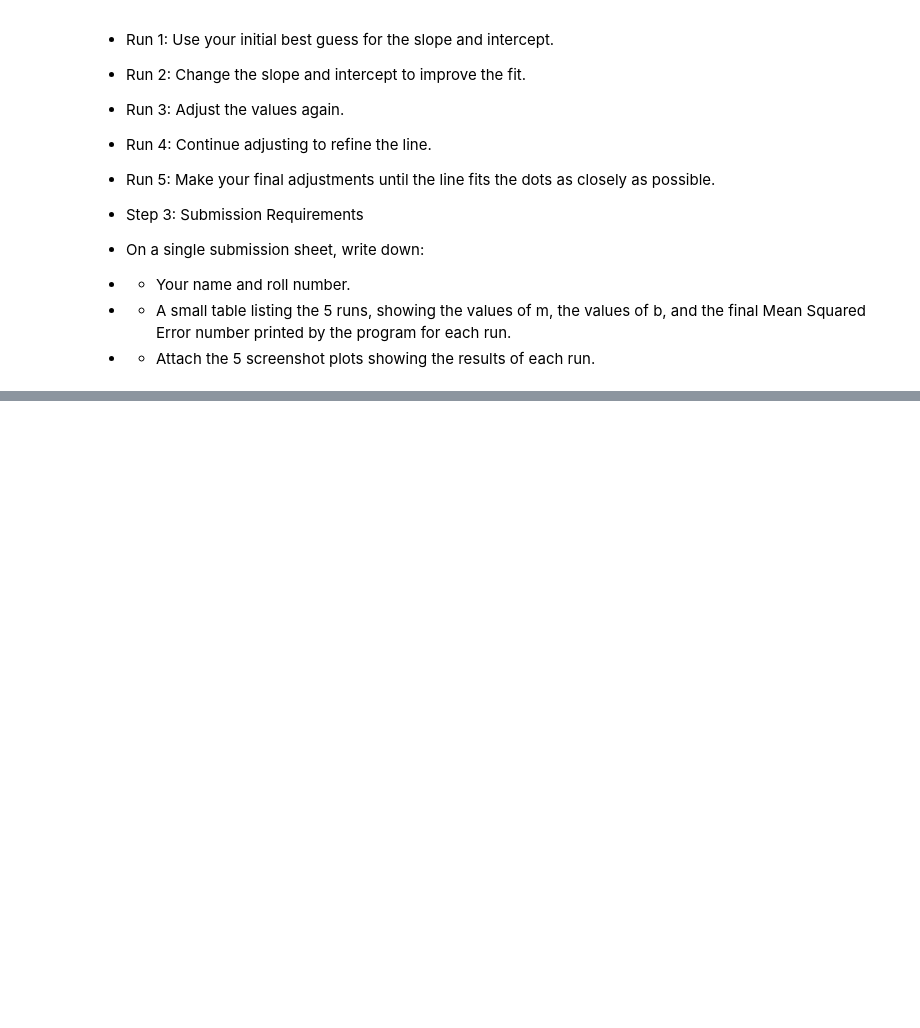
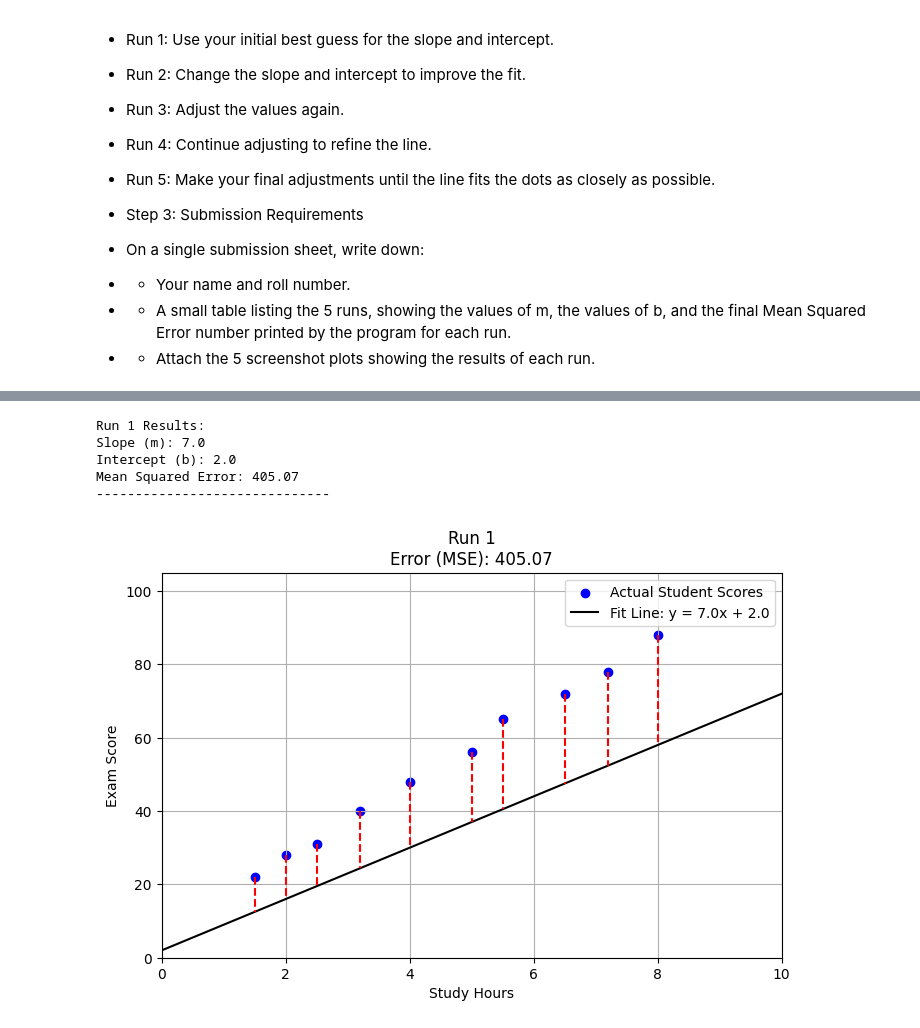
Before and after one commit to hammadshakeelai/Machine-Learning, a Jupyter notebook: ML.ipynb, the cells around one changed output, grey strips where cells are left out. Cells and saved outputs as stored; diff of their text form; code cells hidden in the pictures; blank space fills up the shorter version.

```diff
--- a/ML.ipynb
+++ b/ML.ipynb
@@ -106,0 +116,9 @@ Mean Squared Error: 1610.19
+# %%
+run_linear_regression(m=7.0, b=2.0, run_number=1)
+# %% [output]
+Run 1 Results:
+Slope (m): 7.0
+Intercept (b): 2.0
+Mean Squared Error: 405.07
+------------------------------
+[figure, added]
```
Also changed, not shown: parts of 6 cells of this notebook.
